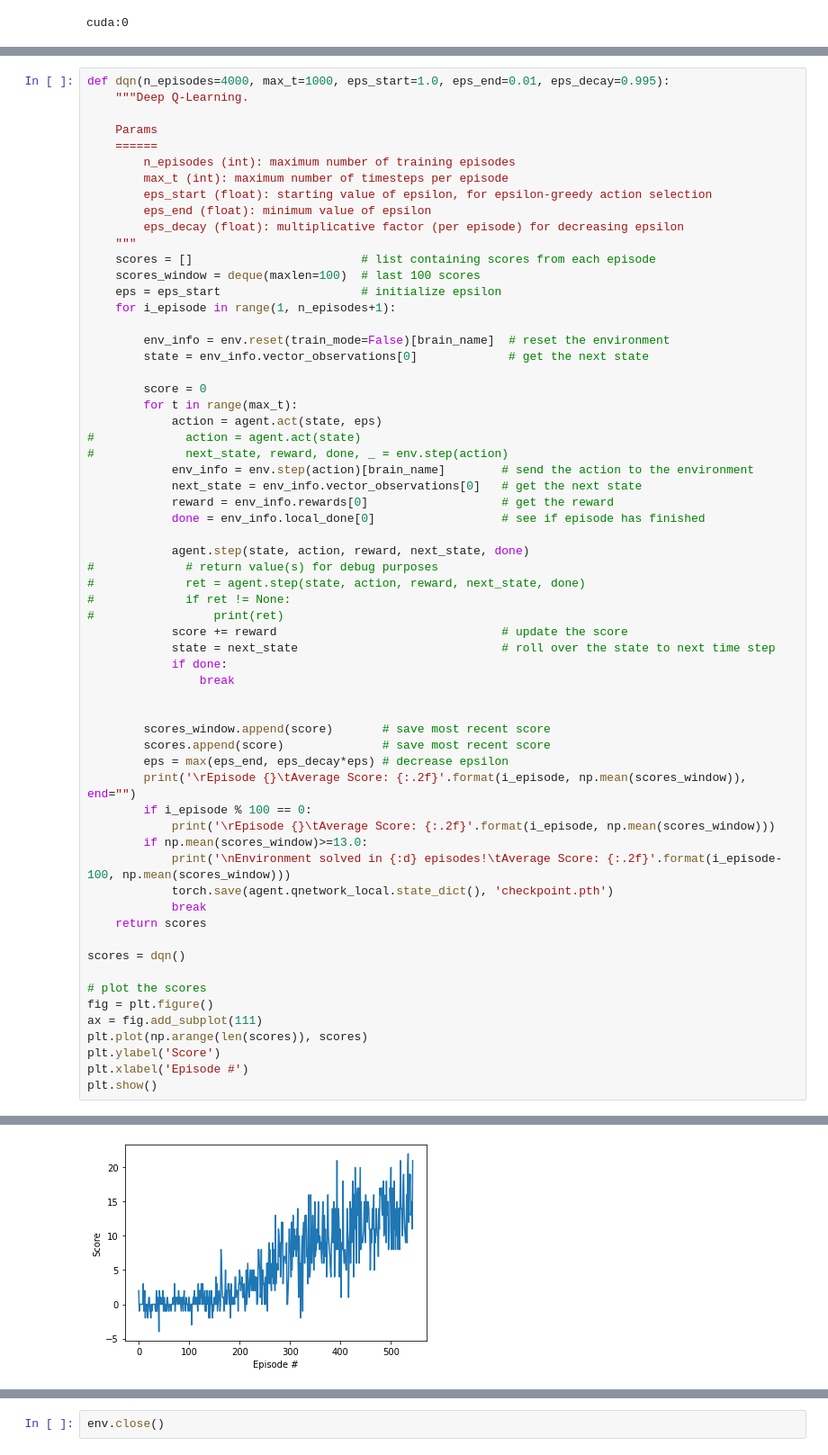
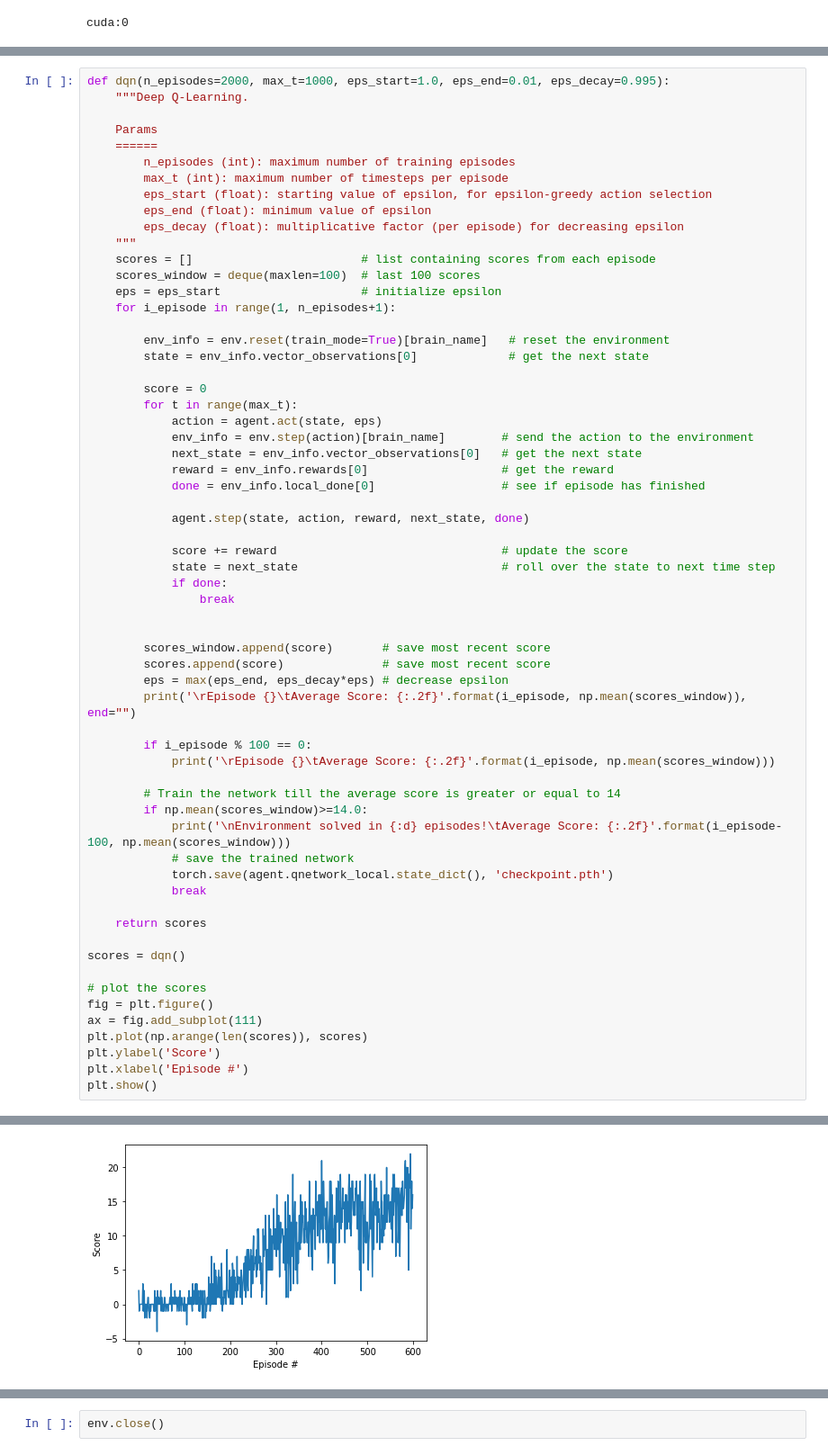
Before and after one commit to faberfred/udacity-deep-RL, a Jupyter notebook: p1_navigation/Navigation.ipynb, the cells around one changed output, grey strips where cells are left out. Shown at 90% size. Cells and saved outputs as stored; diff of their text form.

```diff
--- a/p1_navigation/Navigation.ipynb
+++ b/p1_navigation/Navigation.ipynb
@@ -487,7 +489,7 @@ for j in range(200):
 
 Run the code cell below to train the agent from scratch.  You are welcome to amend the supplied values of the parameters in the function, to try to see if you can get better performance!
 # %%
-def dqn(n_episodes=4000, max_t=1000, eps_start=1.0, eps_end=0.01, eps_decay=0.995):
+def dqn(n_episodes=2000, max_t=1000, eps_start=1.0, eps_end=0.01, eps_decay=0.995):
     """Deep Q-Learning.
 
     Params
@@ -503,24 +505,19 @@ def dqn(n_episodes=4000, max_t=1000, eps_start=1.0, eps_end=0.01, eps_decay=0.99
     eps = eps_start                    # initialize epsilon
     for i_episode in range(1, n_episodes+1):
 
-        env_info = env.reset(train_mode=False)[brain_name]  # reset the environment
+        env_info = env.reset(train_mode=True)[brain_name]   # reset the environment
         state = env_info.vector_observations[0]             # get the next state
 
         score = 0
         for t in range(max_t):
             action = agent.act(state, eps)
-#             action = agent.act(state)
-#             next_state, reward, done, _ = env.step(action)
             env_info = env.step(action)[brain_name]        # send the action to the environment
             next_state = env_info.vector_observations[0]   # get the next state
             reward = env_info.rewards[0]                   # get the reward
             done = env_info.local_done[0]                  # see if episode has finished
 
             agent.step(state, action, reward, next_state, done)
-#             # return value(s) for debug purposes
-#             ret = agent.step(state, action, reward, next_state, done)
-#             if ret != None:
-#                 print(ret)
+
             score += reward                                # update the score
             state = next_state                             # roll over the state to next time step
             if done:
@@ -531,12 +528,17 @@ def dqn(n_episodes=4000, max_t=1000, eps_start=1.0, eps_end=0.01, eps_decay=0.99
         scores.append(score)              # save most recent score
         eps = max(eps_end, eps_decay*eps) # decrease epsilon
         print('\rEpisode {}\tAverage Score: {:.2f}'.format(i_episode, np.mean(scores_window)), end="")
+
         if i_episode % 100 == 0:
             print('\rEpisode {}\tAverage Score: {:.2f}'.format(i_episode, np.mean(scores_window)))
-        if np.mean(scores_window)>=13.0:
+
+        # Train the network till the average score is greater or equal to 14
+        if np.mean(scores_window)>=14.0:
             print('\nEnvironment solved in {:d} episodes!\tAverage Score: {:.2f}'.format(i_episode-100, np.mean(scores_window)))
+            # save the trained network
             torch.save(agent.qnetwork_local.state_dict(), 'checkpoint.pth')
             break
+
     return scores
 
 scores = dqn()
@@ -559,2 +562,2 @@ Environment solved in 444 episodes!     Average Score: 13.06
-[figure, old version]
+[figure, new version]
 # %% [markdown]
```
Also changed, not shown: parts of 15 cells of this notebook, 2 other files.
